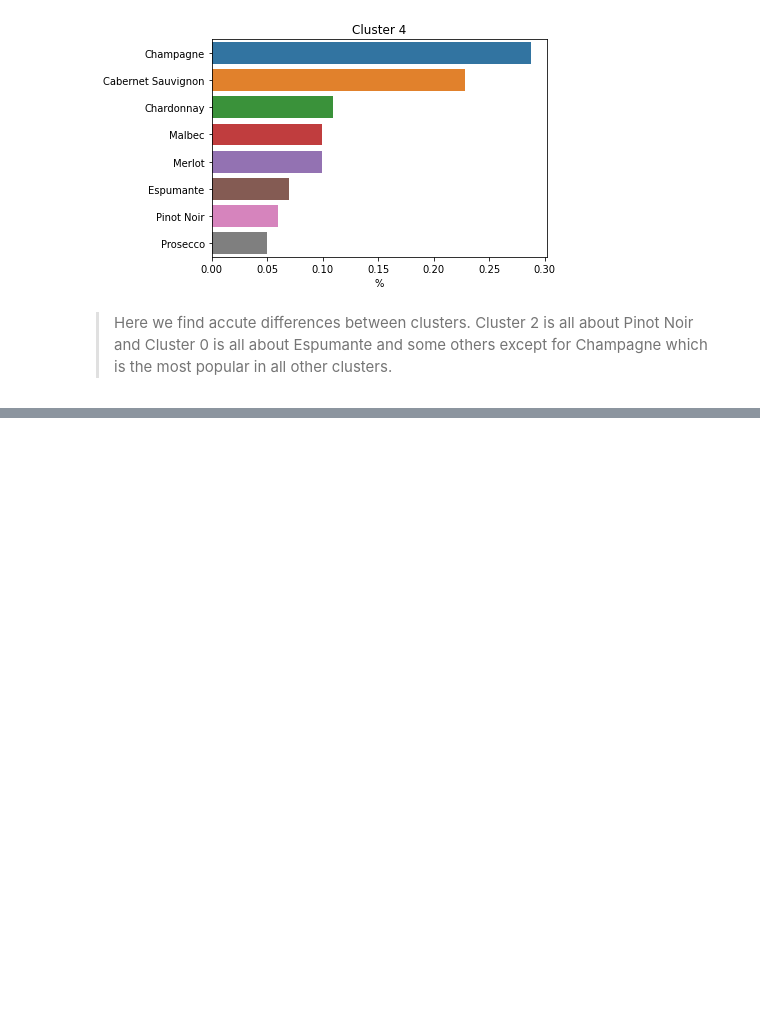
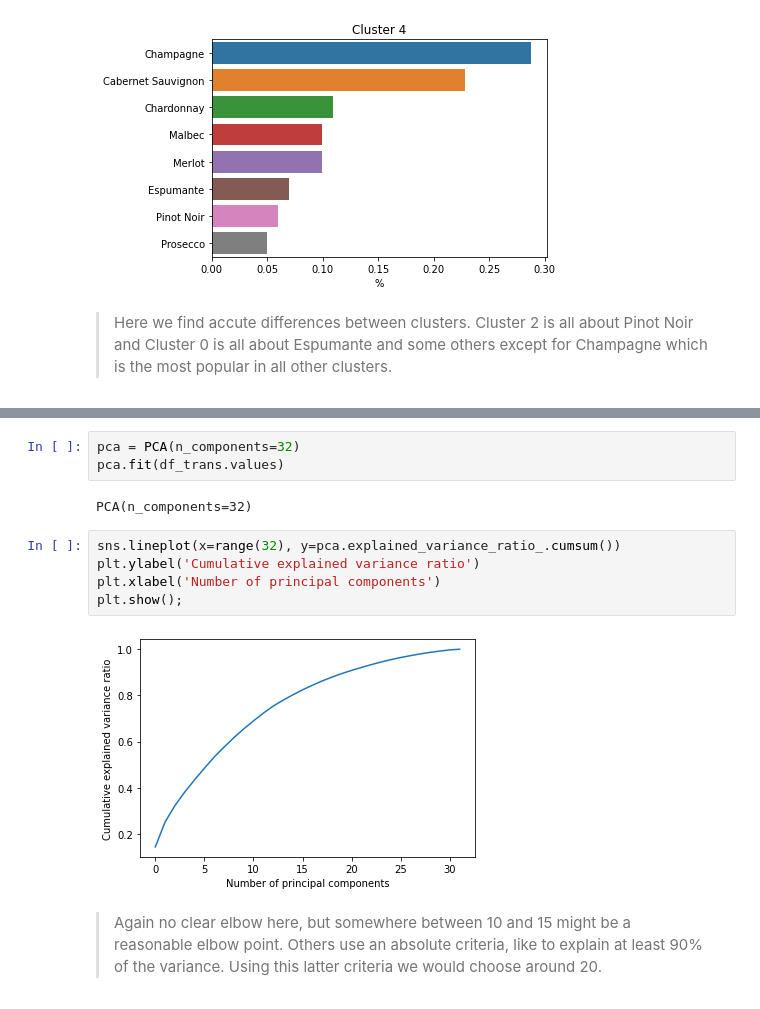
Before and after one commit to nico-corthorn/mec-mini-projects, a Jupyter notebook: mec-16.2.6-clustering-mini-project/Mini_Project_Clustering_Solution.ipynb, the cells around one changed output, grey strips where cells are left out. Drawn from its saved outputs; the diff is of its cells as text; blank space fills up the shorter version.

Commit message:
Clustering mini-project pca elbow

```diff
--- a/mec-16.2.6-clustering-mini-project/Mini_Project_Clustering_Solution.ipynb
+++ b/mec-16.2.6-clustering-mini-project/Mini_Project_Clustering_Solution.ipynb
@@ -395,0 +404,14 @@ for i in clusters:
+# %%
+pca = PCA(n_components=32)
+pca.fit(df_trans.values)
+# %% [output]
+PCA(n_components=32)
+# %%
+sns.lineplot(x=range(32), y=pca.explained_variance_ratio_.cumsum())
+plt.ylabel('Cumulative explained variance ratio')
+plt.xlabel('Number of principal components')
+plt.show();
+# %% [output]
+[figure, added]
+# %% [markdown]
+> Again no clear elbow here, but somewhere between 10 and 15 might be a reasonable elbow point. Others use an absolute criteria, like to explain at least 90% of the variance. Using this latter criteria we would choose around 20.
```
Also changed, not shown: parts of 3 cells of this notebook.
